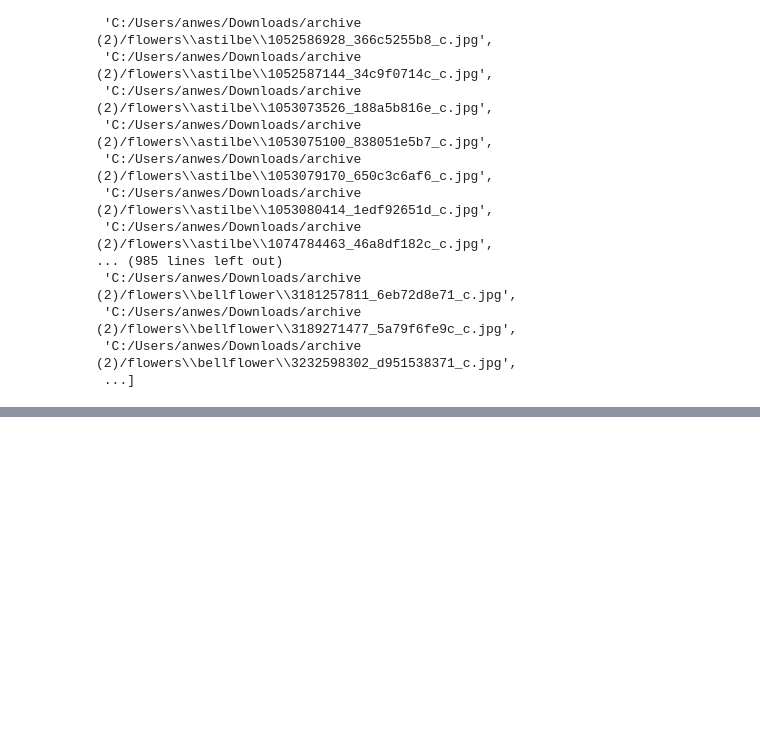
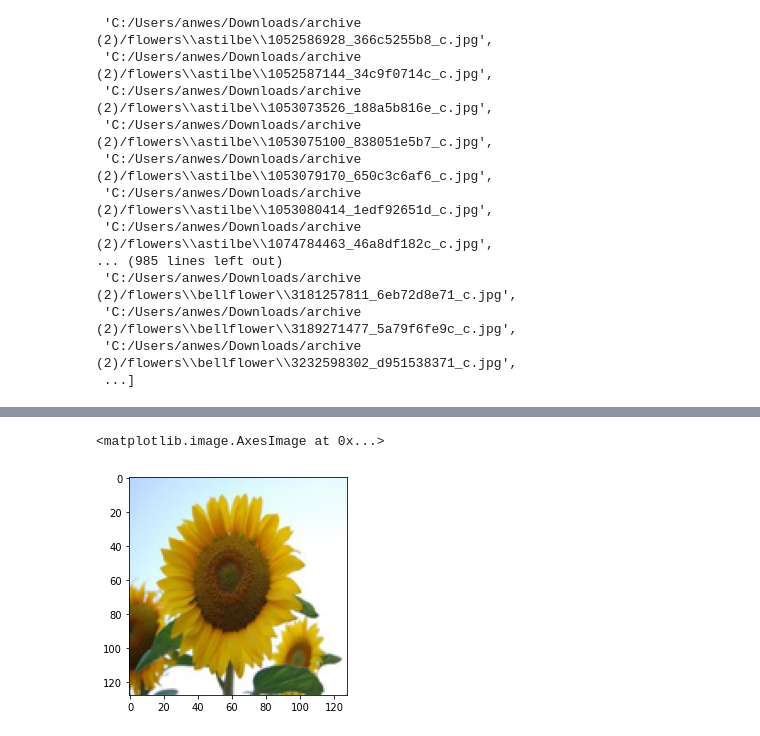
Before and after one commit to Anweshbyte/Road-Safe-, a Jupyter notebook: task_2.ipynb, the cells around one changed output, grey strips where cells are left out. Drawn from its saved outputs; the diff is of its cells as text; code cells hidden in the pictures; blank space fills up the shorter version.

```diff
--- a/task_2.ipynb
+++ b/task_2.ipynb
@@ -58,0 +72,6 @@ train_files
+# %%
+img = img.resize((128,128))
+plt.imshow(img)
+# %% [output]
+<matplotlib.image.AxesImage at 0x...>
+[figure, added]
```
Also changed, not shown: parts of 16 cells of this notebook.
